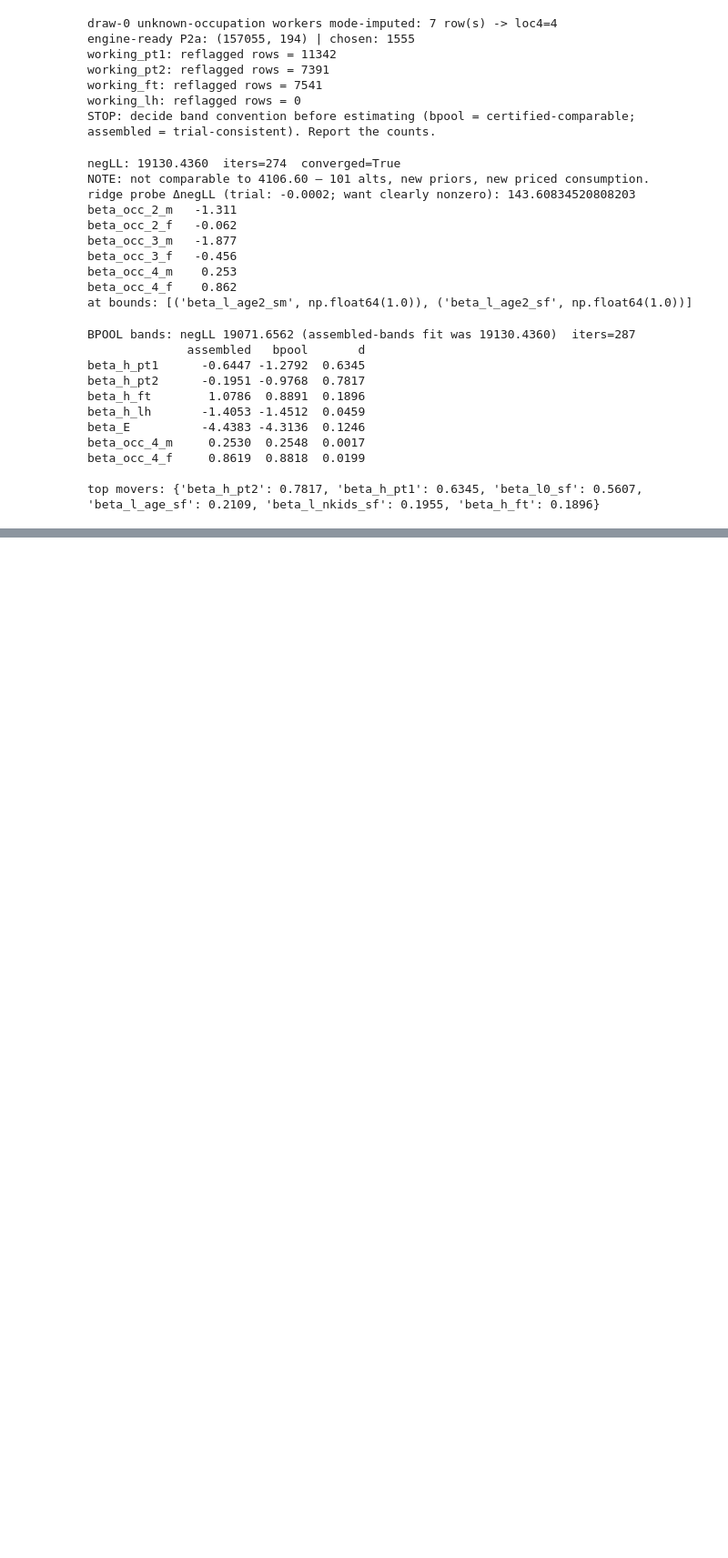
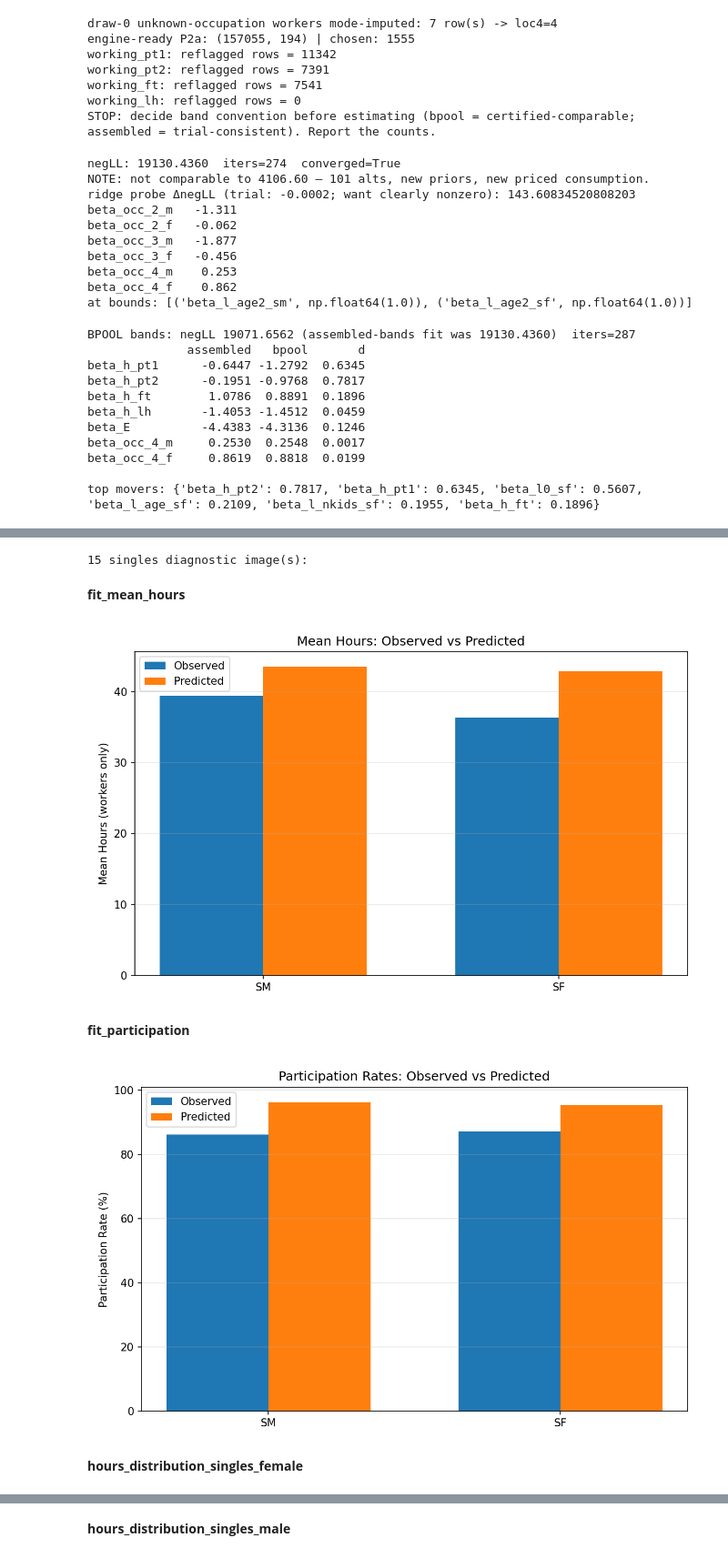
Before and after one commit to Hisham-Haydar/dclaborsupply-monorepo, a Jupyter notebook: notebooks/fr_data_walkthrough.ipynb, the cells around one changed output, grey strips where cells are left out. Shown at 91% size. Cells and saved outputs as stored; diff of their text form; code cells hidden in the pictures; blank space fills up the shorter version.

Commit message:
Implement code changes to enhance functionality and improve performance

```diff
--- a/notebooks/fr_data_walkthrough.ipynb
+++ b/notebooks/fr_data_walkthrough.ipynb
@@ -2857,0 +2913,73 @@ top movers: {'beta_h_pt2': 0.7817, 'beta_h_pt1': 0.6345, 'beta_l0_sf': 0.5607, '
+# %%
+# ── P2a-6. Post-estimation report — INLINE (P2a singles; no HTML kept) ──────
+# Runs RURO_post_estimation_styled.py into the trial folder, then displays the
+# LLM summary + every diagnostic image right here. The *_llm_summary_*.md stays
+# in outputs/p2a_singles2016/; the HTML is discarded (we read it inline).
+import subprocess, sys, glob, os
+from pathlib import Path
+from IPython.display import Image, Markdown, display
+
+candidates = [Path.cwd(), Path.cwd().parent]
+MNL_ROOT = next((p for p in candidates if (p / 'scripts/enhanced/RURO_post_estimation_styled.py').exists()), None)
+if MNL_ROOT is None:
+    raise FileNotFoundError('Could not locate MNL repo root (scripts/enhanced/RURO_post_estimation_styled.py).')
+
+OUTDIR = MNL_ROOT / 'outputs/p2a_singles2016'
+PREFIX = 'p2a_singles2016_'
+
+# clean only PRIOR report artifacts (prefix-scoped) so nothing stale is re-displayed;
+# inputs (fr_p2a_singles2016__*, estimation_results_*.json) do NOT match this prefix.
+for pat in (f'{PREFIX}*.png', f'{PREFIX}*.html', f'{PREFIX}llm_summary_*.md'):
+    for f in OUTDIR.glob(pat):
+        f.unlink()
+
+cmd = [
+    sys.executable, 'scripts/enhanced/RURO_post_estimation_styled.py',
+    '--results-json', 'outputs/p2a_singles2016/estimation_results_p2a_singles2016.json',
+    '--mnl-base',     'outputs/p2a_singles2016/fr_p2a_singles2016',
+    '--spec-config',  'scripts/bpool/specs/estimation_spec_joint_pooled_v1_bll0_tlmpin.yaml',
+    '--output-dir',   'outputs/p2a_singles2016',   # PNGs land flat in the trial folder
+    '--no-spec-subdir',                              # ...not a spec subdir
+    '--llm-summary-dir', 'outputs/p2a_singles2016',
+    '--prefix',       PREFIX,
+    '--cluster-col',  'idorighh',
+]
+print('running:', ' '.join(cmd))
+r = subprocess.run(cmd, cwd=MNL_ROOT, capture_output=True, text=True)
+tail = '\n'.join((r.stdout + r.stderr).splitlines()[-15:])
+print(tail)
+if r.returncode != 0:
+    raise RuntimeError(f'post-estimation failed (exit {r.returncode}) — full stderr above')
+
+# discard the HTML (we render everything inline) and the couples PNGs (no couples
+# data in this P2a singles -> pure redundancy, don't leave them on disk either)
+for h in OUTDIR.glob(f'{PREFIX}*.html'):
+    h.unlink()
+    print('removed HTML:', h.name)
+for cp in list(OUTDIR.glob(f'{PREFIX}cou_*.png')) + list(OUTDIR.glob(f'{PREFIX}couples*.png')):
+    cp.unlink()
+
+# 1) LLM summary markdown, inline
+md_files = sorted(OUTDIR.glob(f'{PREFIX}llm_summary_*.md'), key=os.path.getmtime)
+if md_files:
+    print(f'\nkept summary: {md_files[-1].relative_to(MNL_ROOT)}')
+    display(Markdown(md_files[-1].read_text(encoding='utf-8')))
+else:
+    print('WARNING: no *_llm_summary_*.md produced')
+
+# 2) diagnostic images inline, deduped + sorted. Singles trial -> DROP the couples
+# plots (cou_m/cou_f *_mu, *_contours): they are driven only by the pinned couples
+# params, have no couples microdata behind them, and are pure redundancy here.
+def _is_couples(stem):
+    s = stem[len(PREFIX):]
+    return s.startswith('cou_') or s.startswith('couples') or '_couples' in s
+allpng = sorted({p.resolve() for p in OUTDIR.glob(f'{PREFIX}*.png')}, key=lambda p: p.name)
+pngs = [p for p in allpng if not _is_couples(p.stem)]
+dropped = [p.stem[len(PREFIX):] for p in allpng if _is_couples(p.stem)]
+if dropped:
+    print(f'\nsuppressed {len(dropped)} couples plot(s) (no couples data in this P2a singles run): {dropped}')
+print(f'{len(pngs)} singles diagnostic image(s):')
+for p in pngs:
+    display(Markdown(f'**{p.stem[len(PREFIX):]}**'))
+    display(Image(filename=str(p)))
+# %% [output]
@@ -2857,0 +3065,6 @@ top movers: {'beta_h_pt2': 0.7817, 'beta_h_pt1': 0.6345, 'beta_l0_sf': 0.5607, '
+15 singles diagnostic image(s):
+**fit_mean_hours**
+[figure, added]
+**fit_participation**
+[figure, added]
+**hours_distribution_singles_female**
@@ -2857,0 +3072 @@ top movers: {'beta_h_pt2': 0.7817, 'beta_h_pt1': 0.6345, 'beta_l0_sf': 0.5607, '
+**hours_distribution_singles_male**
```
Also changed, not shown: parts of 4 cells of this notebook.
